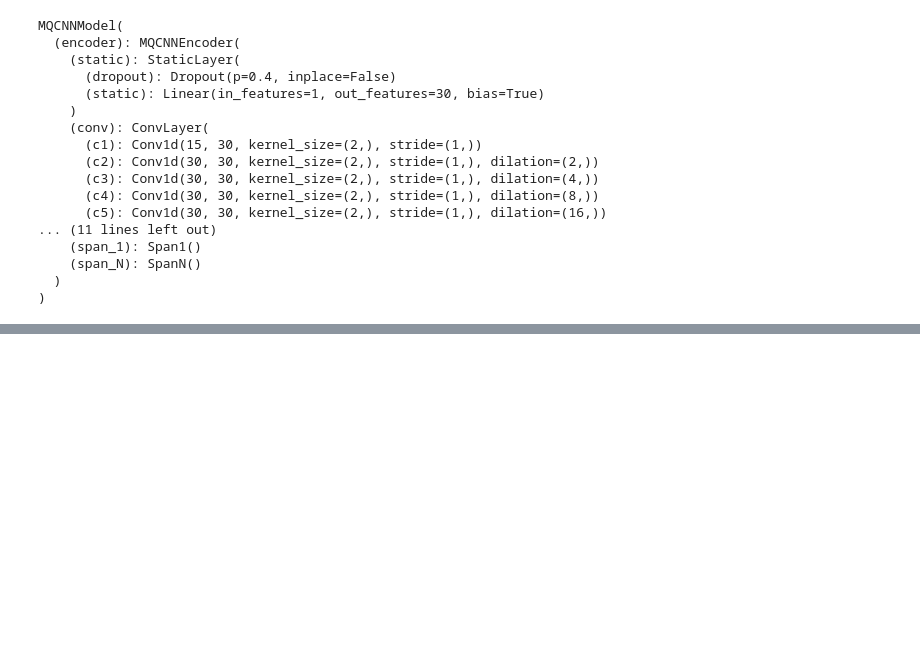
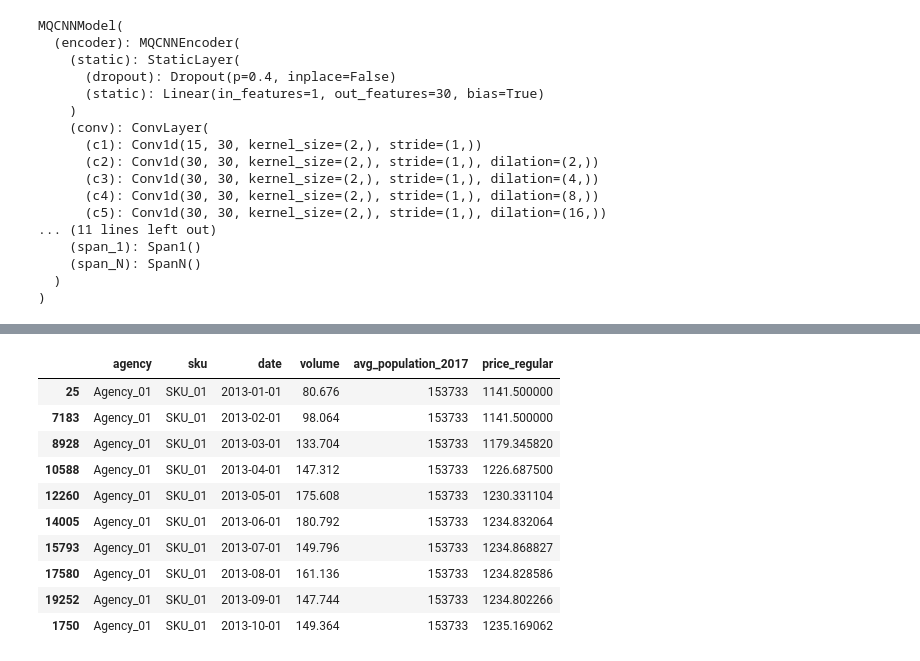
Before and after one commit to GoldbergData/pytorch-forecasting, a Jupyter notebook: examples/sadMQCNN.ipynb, the cells around one changed output, grey strips where cells are left out. Cells and saved outputs as stored; diff of their text form; code cells hidden in the pictures; blank space fills up the shorter version.

```diff
--- a/examples/sadMQCNN.ipynb
+++ b/examples/sadMQCNN.ipynb
@@ -634,0 +688,14 @@ subset_dummies_example_df.query('volume == [52.272, 59.076, 60.480, 49.284]')
+# %%
+data.sort_values(by = ['agency', 'sku', 'date'])[['agency', 'sku', 'date','volume', 'avg_population_2017', 'price_regular']].head(10)
+# %% [output]
+|  | agency | sku | date | volume | avg_population_2017 | price_regular |
+| 25 | Agency_01 | SKU_01 | 2013-01-01 | 80.676 | 153733 | 1141.500000 |
+| 7183 | Agency_01 | SKU_01 | 2013-02-01 | 98.064 | 153733 | 1141.500000 |
+| 8928 | Agency_01 | SKU_01 | 2013-03-01 | 133.704 | 153733 | 1179.345820 |
+| 10588 | Agency_01 | SKU_01 | 2013-04-01 | 147.312 | 153733 | 1226.687500 |
+| 12260 | Agency_01 | SKU_01 | 2013-05-01 | 175.608 | 153733 | 1230.331104 |
+| 14005 | Agency_01 | SKU_01 | 2013-06-01 | 180.792 | 153733 | 1234.832064 |
+| 15793 | Agency_01 | SKU_01 | 2013-07-01 | 149.796 | 153733 | 1234.868827 |
+| 17580 | Agency_01 | SKU_01 | 2013-08-01 | 161.136 | 153733 | 1234.828586 |
+| 19252 | Agency_01 | SKU_01 | 2013-09-01 | 147.744 | 153733 | 1234.802266 |
+| 1750 | Agency_01 | SKU_01 | 2013-10-01 | 149.364 | 153733 | 1235.169062 |
```
Also changed, not shown: parts of 30 cells of this notebook.
